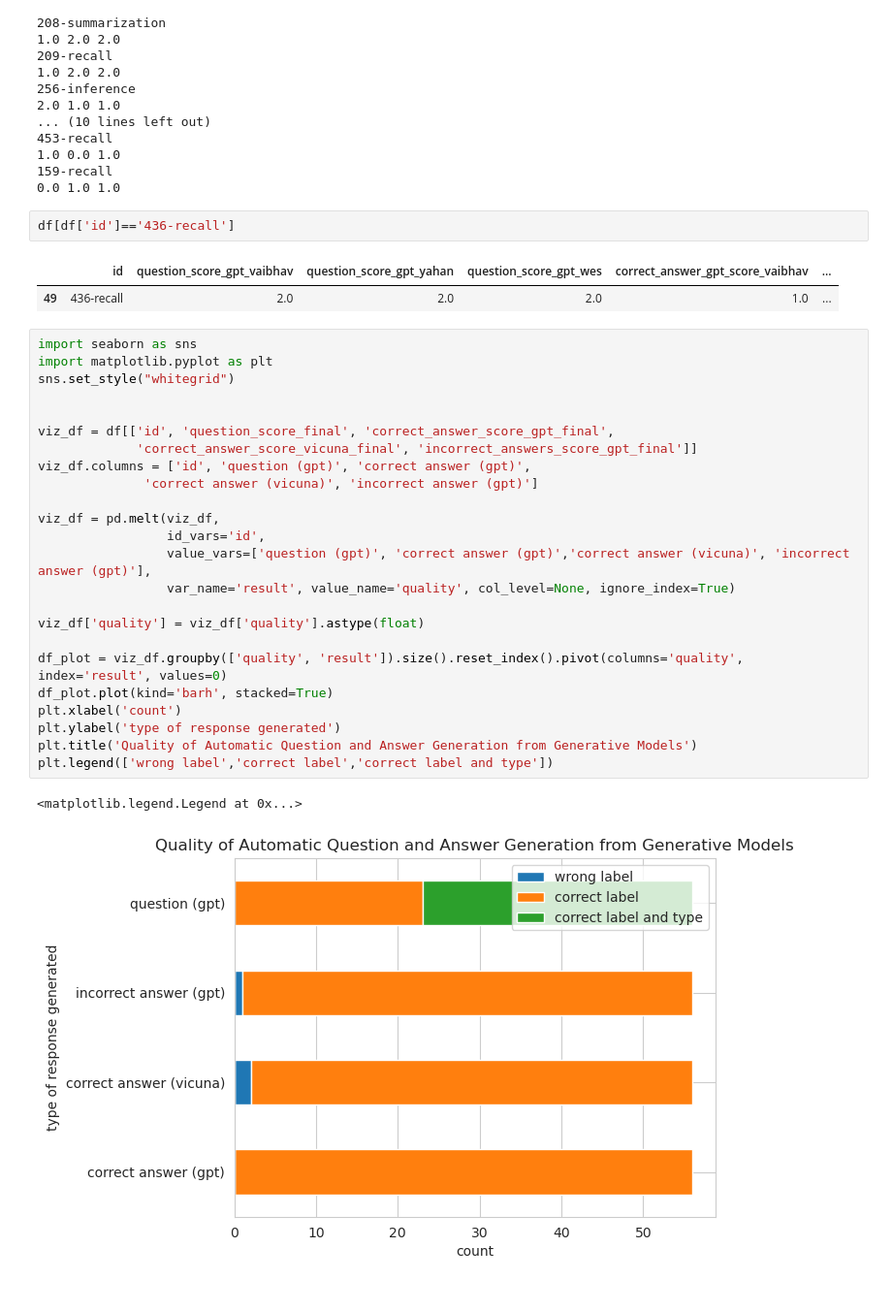
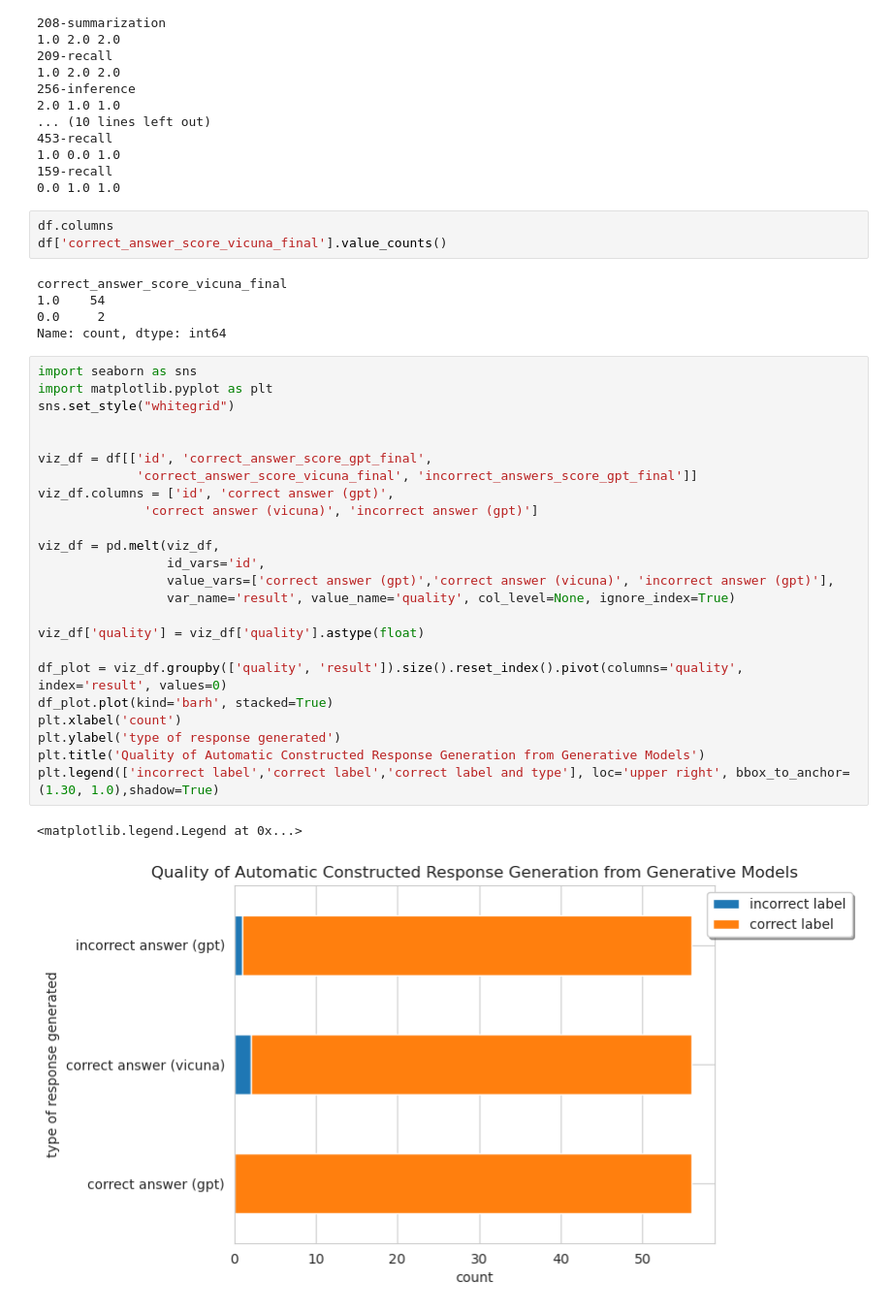
Before and after one commit to learlab/textbook-question-generation, a Jupyter notebook: src/aqag-irr.ipynb, the cells around one changed output. Shown at 97% size. Cells and saved outputs as stored; diff of their text form.

```diff
--- a/src/aqag-irr.ipynb
+++ b/src/aqag-irr.ipynb
@@ -73,34 +121,37 @@ df['incorrect_answers_score_gpt_final'] = df.apply(lambda row: getFinalScore(row
 159-recall
 0.0 1.0 1.0
 # %%
-df[df['id']=='436-recall']
+df.columns
+df['correct_answer_score_vicuna_final'].value_counts()
 # %% [output]
-|  | id | question_score_gpt_vaibhav | question_score_gpt_yahan | question_score_gpt_wes | correct_answer_gpt_score_vaibhav | ... |
-| 49 | 436-recall | 2.0 | 2.0 | 2.0 | 1.0 | ... |
+correct_answer_score_vicuna_final
+1.0    54
+0.0     2
+Name: count, dtype: int64
 # %%
 import seaborn as sns
 import matplotlib.pyplot as plt
 sns.set_style("whitegrid")
 
 
-viz_df = df[['id', 'question_score_final', 'correct_answer_score_gpt_final',
+viz_df = df[['id', 'correct_answer_score_gpt_final',
              'correct_answer_score_vicuna_final', 'incorrect_answers_score_gpt_final']]
-viz_df.columns = ['id', 'question (gpt)', 'correct answer (gpt)',
+viz_df.columns = ['id', 'correct answer (gpt)',
               'correct answer (vicuna)', 'incorrect answer (gpt)']
 
 viz_df = pd.melt(viz_df,
                  id_vars='id',
-                 value_vars=['question (gpt)', 'correct answer (gpt)','correct answer (vicuna)', 'incorrect answer (gpt)'],
+                 value_vars=['correct answer (gpt)','correct answer (vicuna)', 'incorrect answer (gpt)'],
                  var_name='result', value_name='quality', col_level=None, ignore_index=True)
 
 viz_df['quality'] = viz_df['quality'].astype(float)
 
 df_plot = viz_df.groupby(['quality', 'result']).size().reset_index().pivot(columns='quality', index='result', values=0)
 df_plot.plot(kind='barh', stacked=True)
 plt.xlabel('count')
 plt.ylabel('type of response generated')
-plt.title('Quality of Automatic Question and Answer Generation from Generative Models')
-plt.legend(['wrong label','correct label','correct label and type'])
+plt.title('Quality of Automatic Constructed Response Generation from Generative Models')
+plt.legend(['incorrect label','correct label','correct label and type'], loc='upper right', bbox_to_anchor=(1.30, 1.0),shadow=True)
 # %% [output]
 <matplotlib.legend.Legend at 0x...>
-[figure, old version]
+[figure, new version]
```
Also changed, not shown: parts of 4 cells of this notebook, 23 other files.
